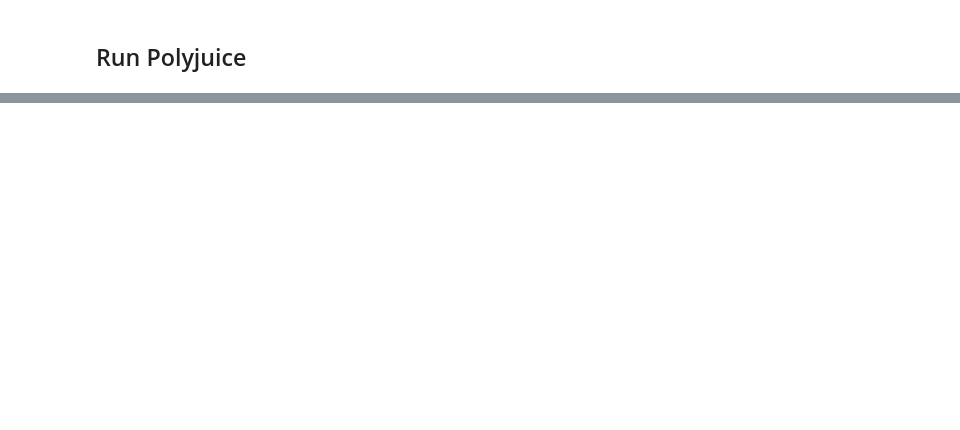
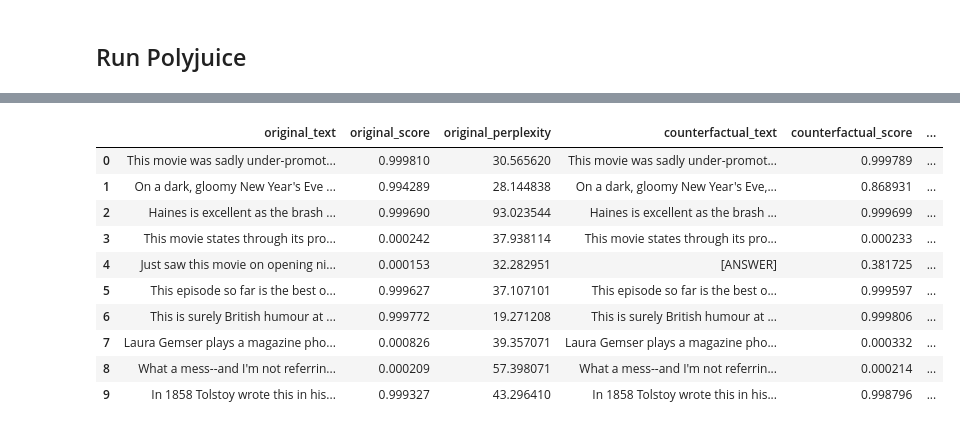
Before and after one commit to smcaleese/text-counterfactual-explanation-methods, a Jupyter notebook: run_methods.ipynb, the cells around one changed output, grey strips where cells are left out. Drawn from its saved outputs; the diff is of its cells as text; code cells hidden in the pictures; blank space fills up the shorter version.

Commit message:
Added SST-2 dataset and code for running it in run-methods.ipynb

```diff
--- a/run_methods.ipynb
+++ b/run_methods.ipynb
@@ -111,0 +148,5 @@ df.to_csv("./input/input_sentences.csv", index=False)
+# %%
+import pandas as pd
+
+df_input = pd.read_csv(f"input/{input_file}.csv")
+df_input.head()
@@ -111,0 +162,4 @@ df.to_csv("./input/input_sentences.csv", index=False)
+# %%
+import torch
+
+device = torch.device("cuda" if torch.cuda.is_available() else "cpu")
@@ -111,0 +168,15 @@ df.to_csv("./input/input_sentences.csv", index=False)
+# %%
+from transformers import AutoTokenizer, AutoModelForSequenceClassification
+
+id2label = {0: "NEGATIVE", 1: "POSITIVE"}
+label2id = {"NEGATIVE": 0, "POSITIVE": 1}
+
+sentiment_model = AutoModelForSequenceClassification.from_pretrained(
+    model_name,
+    num_labels=2,
+    id2label=id2label,
+    label2id=label2id
+)
+sentiment_model.to(device)
+
+sentiment_model_tokenizer = AutoTokenizer.from_pretrained(model_name)
@@ -111,0 +185,5 @@ df.to_csv("./input/input_sentences.csv", index=False)
+# %%
+from transformers import GPT2LMHeadModel, GPT2Tokenizer
+
+gpt2_model = GPT2LMHeadModel.from_pretrained("gpt2").to(device)
+gpt2_tokenizer = GPT2Tokenizer.from_pretrained("gpt2")
@@ -261,0 +479,15 @@ Setting `pad_token_id` to `eos_token_id`:50256 for open-end generation.
+# %%
+df_output = get_output(df_input, counterfactual_method="polyjuice")
+df_output.head(10)
+# %% [output]
+|  | original_text | original_score | original_perplexity | counterfactual_text | counterfactual_score | ... |
+| 0 | This movie was sadly under-promot... | 0.999810 | 30.565620 | This movie was sadly under-promot... | 0.999789 | ... |
+| 1 | On a dark, gloomy New Year's Eve ... | 0.994289 | 28.144838 | On a dark, gloomy New Year's Eve,... | 0.868931 | ... |
+| 2 | Haines is excellent as the brash ... | 0.999690 | 93.023544 | Haines is excellent as the brash ... | 0.999699 | ... |
+| 3 | This movie states through its pro... | 0.000242 | 37.938114 | This movie states through its pro... | 0.000233 | ... |
+| 4 | Just saw this movie on opening ni... | 0.000153 | 32.282951 | [ANSWER] | 0.381725 | ... |
+| 5 | This episode so far is the best o... | 0.999627 | 37.107101 | This episode so far is the best o... | 0.999597 | ... |
+| 6 | This is surely British humour at ... | 0.999772 | 19.271208 | This is surely British humour at ... | 0.999806 | ... |
+| 7 | Laura Gemser plays a magazine pho... | 0.000826 | 39.357071 | Laura Gemser plays a magazine pho... | 0.000332 | ... |
+| 8 | What a mess--and I'm not referrin... | 0.000209 | 57.398071 | What a mess--and I'm not referrin... | 0.000214 | ... |
+| 9 | In 1858 Tolstoy wrote this in his... | 0.999327 | 43.296410 | In 1858 Tolstoy wrote this in his... | 0.998796 | ... |
```
Also changed, not shown: parts of 54 cells of this notebook, 14 other files.
